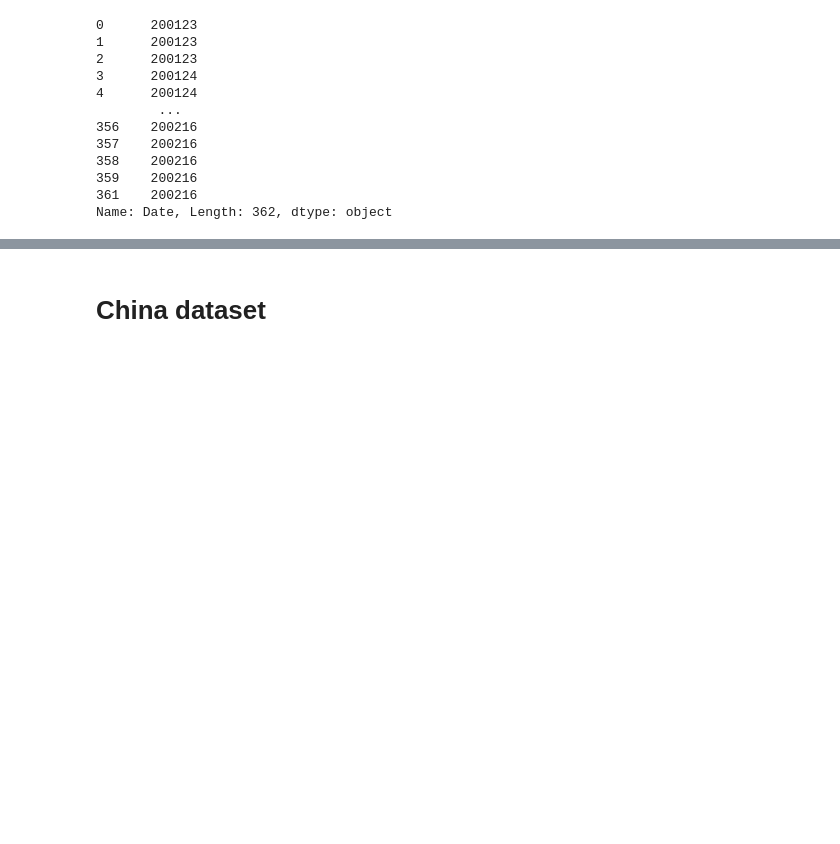
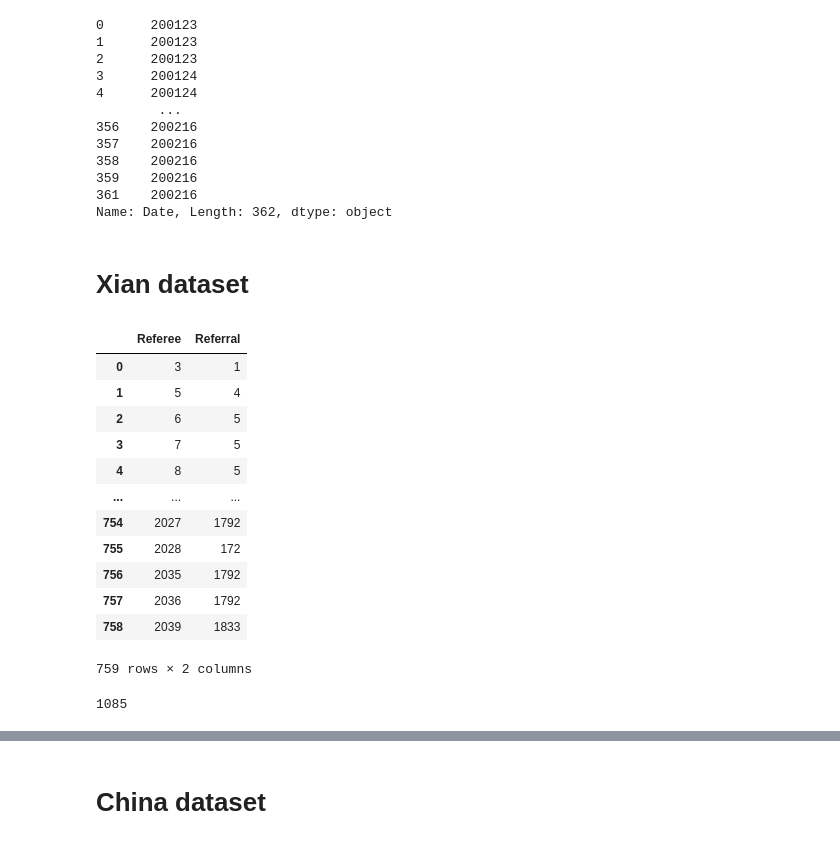
Before and after one commit to swestfechtel/masterarbeit, a Jupyter notebook: notebooks/data_preprocessing.ipynb, the cells around one changed output, grey strips where cells are left out. Drawn from its saved outputs; the diff is of its cells as text; code cells hidden in the pictures; blank space fills up the shorter version.

Commit message:
- made some changes to pre- and postprocessing - backup thesis - added data expo and edgelist generation for xian dataset

```diff
--- a/notebooks/data_preprocessing.ipynb
+++ b/notebooks/data_preprocessing.ipynb
@@ -328,3 +337,30 @@ Name: Date, Length: 362, dtype: object
 shanxi_edgelist.to_csv('../Data/Preprocessed/shanxi_edgelist.csv')
 # %%
 shanxi_nodelist.to_csv('../Data/Preprocessed/shanxi_nodelist.csv')
+# %% [markdown]
+# Xian dataset
+# %%
+xian_nodes = pd.read_csv('../Data/Raw/Xian/xian.csv')
+xian_edges = pd.read_csv('../Data/Raw/Xian/xian_edges.csv')
+# %%
+xian_edgelist = xian_edges[['Source', 'Target']].rename(columns={'Source': 'Referee', 'Target': 'Referral'})
+xian_edgelist
+# %% [output]
+|  | Referee | Referral |
+| 0 | 3 | 1 |
+| 1 | 5 | 4 |
+| 2 | 6 | 5 |
+| 3 | 7 | 5 |
+| 4 | 8 | 5 |
+| ... | ... | ... |
+| 754 | 2027 | 1792 |
+| 755 | 2028 | 172 |
+| 756 | 2035 | 1792 |
+| 757 | 2036 | 1792 |
+| 758 | 2039 | 1833 |
+759 rows × 2 columns
+# %%
+nodes_present = set(xian_edgelist['Referee']).union(set(xian_edgelist['Referral']))
+len(nodes_present)
+# %% [output]
+1085
```
Also changed, not shown: parts of 6 cells of this notebook, 12 other files.
